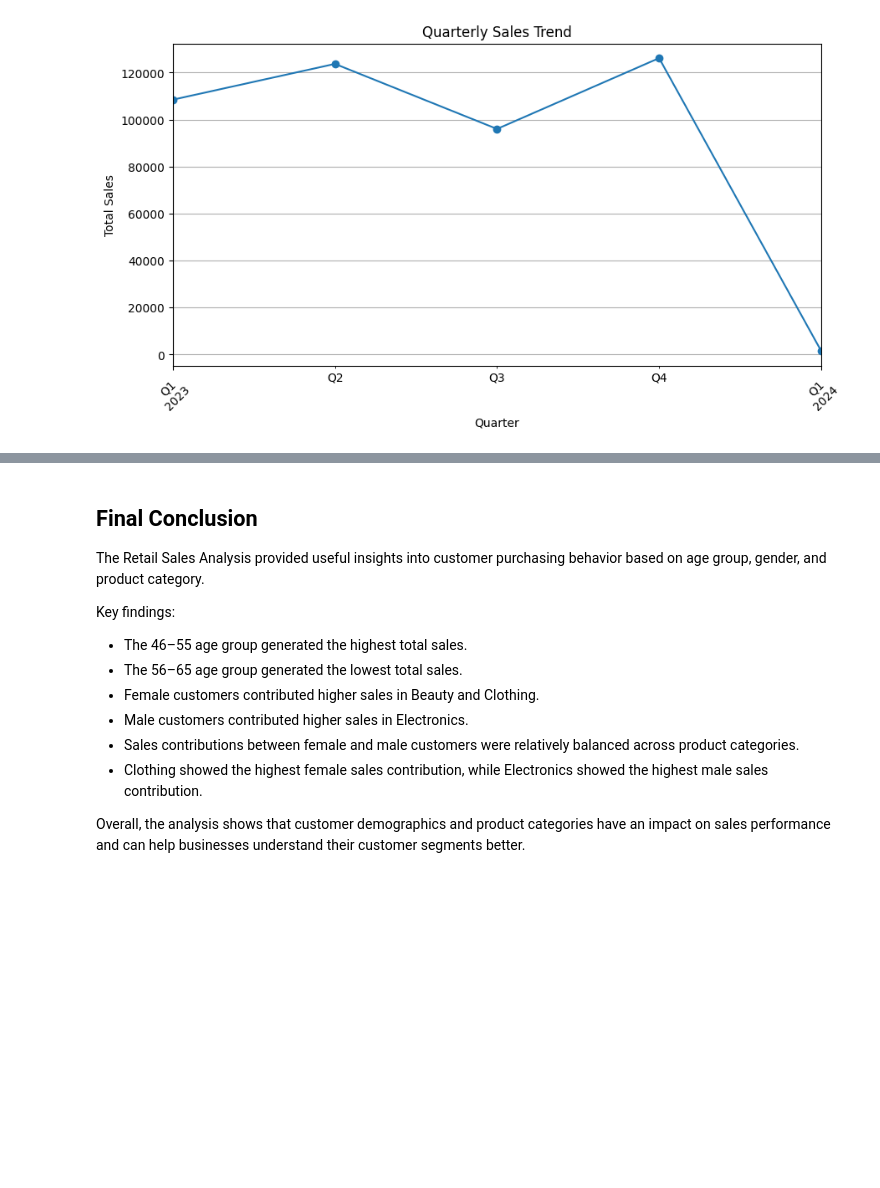
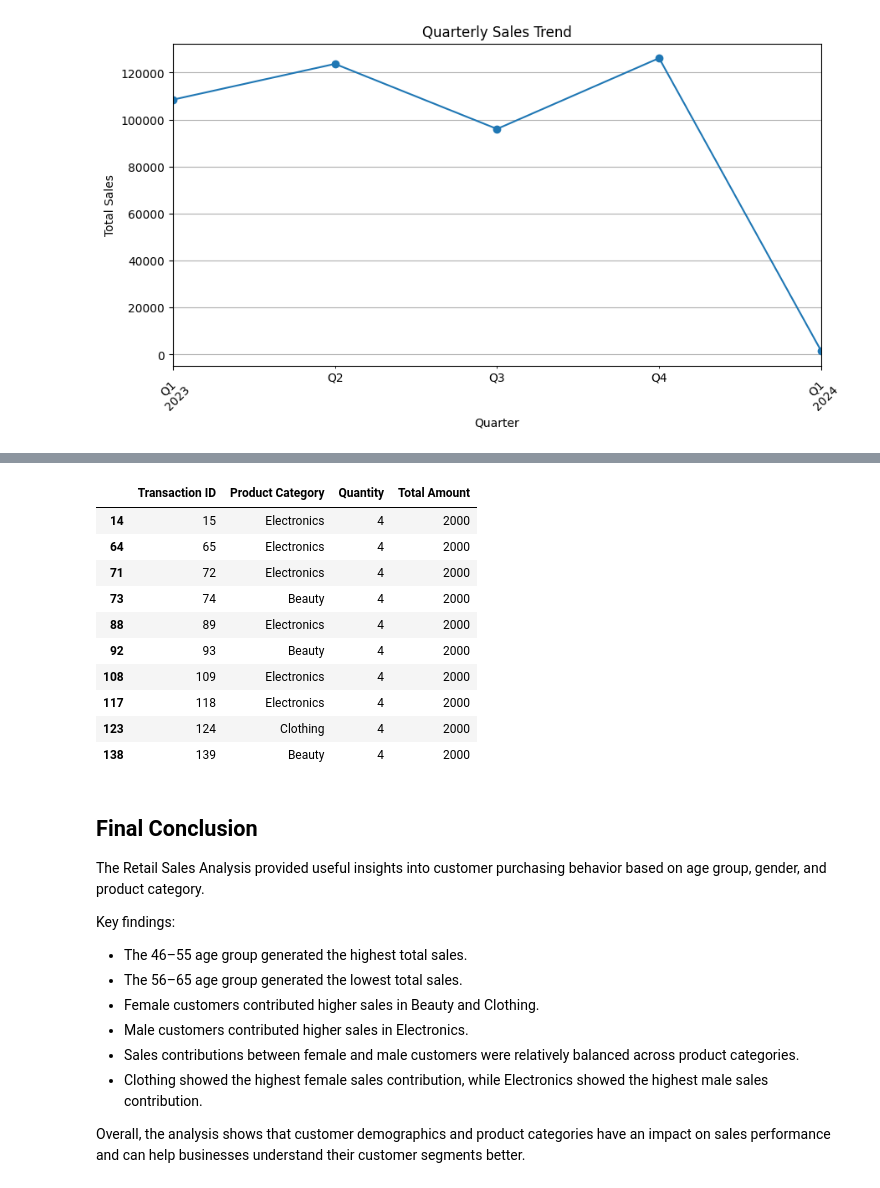
Before and after one commit to vishalkorde-21/OIBSIP, a Jupyter notebook: DataAnalytics-L1-irisFlowerClassification/DataAnalytics-L1-EDARetailsales/retail_sales_analysis.ipynb, the cells around one changed output, grey strips where cells are left out. Cells and saved outputs as stored; diff of their text form; code cells hidden in the pictures; blank space fills up the shorter version.

```diff
--- a/DataAnalytics-L1-irisFlowerClassification/DataAnalytics-L1-EDARetailsales/retail_sales_analysis.ipynb
+++ b/DataAnalytics-L1-irisFlowerClassification/DataAnalytics-L1-EDARetailsales/retail_sales_analysis.ipynb
@@ -577,3 +593,23 @@ plt.show()
+# %%
+# Top 10 Highest-Value Transactions
+
+top_10_transactions = df.nlargest(10, 'Total Amount')[
+    ['Transaction ID', 'Product Category', 'Quantity', 'Total Amount']
+]
+
+top_10_transactions
+# %% [output]
+|  | Transaction ID | Product Category | Quantity | Total Amount |
+| 14 | 15 | Electronics | 4 | 2000 |
+| 64 | 65 | Electronics | 4 | 2000 |
+| 71 | 72 | Electronics | 4 | 2000 |
+| 73 | 74 | Beauty | 4 | 2000 |
+| 88 | 89 | Electronics | 4 | 2000 |
+| 92 | 93 | Beauty | 4 | 2000 |
+| 108 | 109 | Electronics | 4 | 2000 |
+| 117 | 118 | Electronics | 4 | 2000 |
+| 123 | 124 | Clothing | 4 | 2000 |
+| 138 | 139 | Beauty | 4 | 2000 |
 # %% [markdown]
 ## Final Conclusion
 
```
Also changed, not shown: parts of 2 cells of this notebook.
